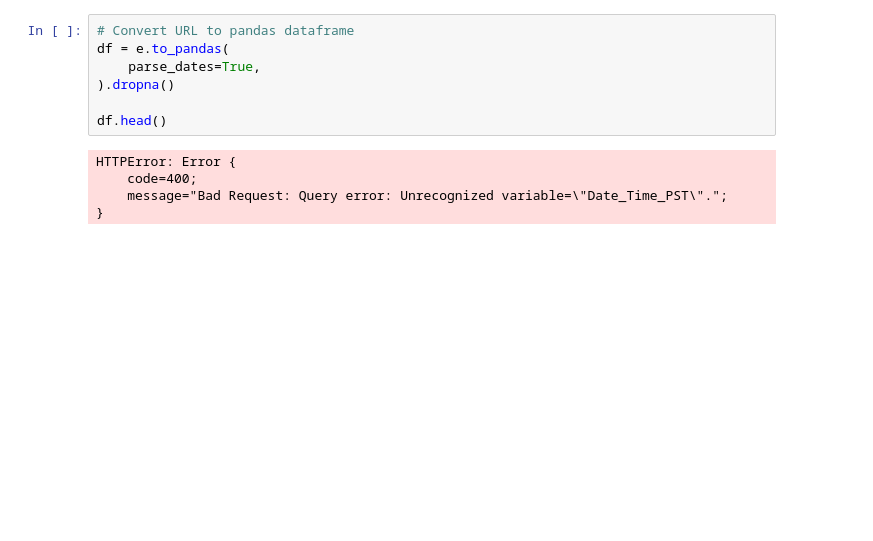
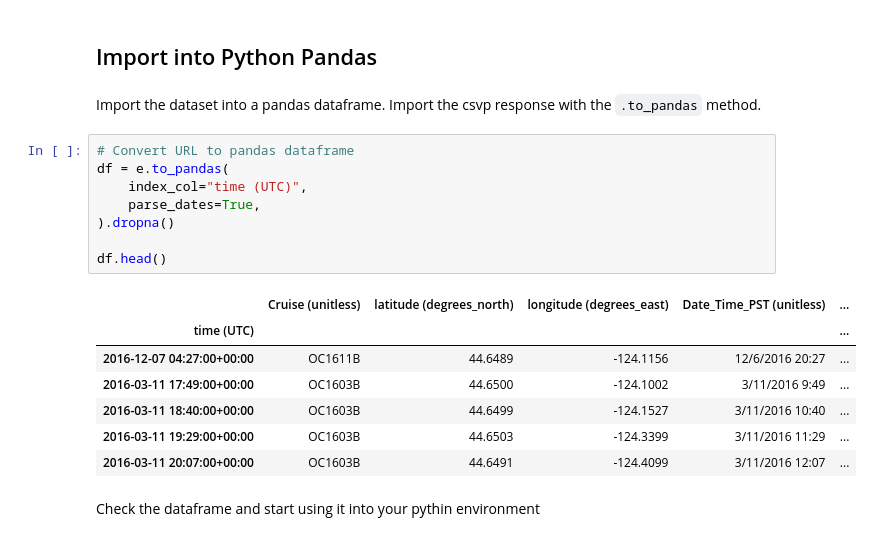
Before and after one commit to k-rns/workshop_data_reuse, a Jupyter notebook: _episodes/04_dataset_directly.ipynb, the cells around one changed output. Cells and saved outputs as stored; diff of their text form; blank space fills up the shorter version.

```diff
--- a/_episodes/04_dataset_directly.ipynb
+++ b/_episodes/04_dataset_directly.ipynb
@@ -35,12 +57,22 @@ https://erddap.bco-dmo.org/erddap/tabledap/bcodmo_dataset_815732.csv?Cruise_ID,l
+# %% [markdown]
+## Import into Python Pandas
+# %% [markdown]
+Import the dataset into a pandas dataframe. Import the csvp response with the `.to_pandas` method.
 # %%
 # Convert URL to pandas dataframe
 df = e.to_pandas(
+    index_col="time (UTC)",
     parse_dates=True,
 ).dropna()
 
 df.head()
 # %% [output]
-HTTPError: Error {
-    code=400;
-    message="Bad Request: Query error: Unrecognized variable=\"Date_Time_PST\".";
-}
+|  | Cruise (unitless) | latitude (degrees_north) | longitude (degrees_east) | Date_Time_PST (unitless) | ... |
+| time (UTC) |  |  |  |  | ... |
+| 2016-12-07 04:27:00+00:00 | OC1611B | 44.6489 | -124.1156 | 12/6/2016 20:27 | ... |
+| 2016-03-11 17:49:00+00:00 | OC1603B | 44.6500 | -124.1002 | 3/11/2016 9:49 | ... |
+| 2016-03-11 18:40:00+00:00 | OC1603B | 44.6499 | -124.1527 | 3/11/2016 10:40 | ... |
+| 2016-03-11 19:29:00+00:00 | OC1603B | 44.6503 | -124.3399 | 3/11/2016 11:29 | ... |
+| 2016-03-11 20:07:00+00:00 | OC1603B | 44.6491 | -124.4099 | 3/11/2016 12:07 | ... |
+# %% [markdown]
+Check the dataframe and start using it into your pythin environment
```
Also changed, not shown: parts of 11 cells of this notebook, 1 other file.
